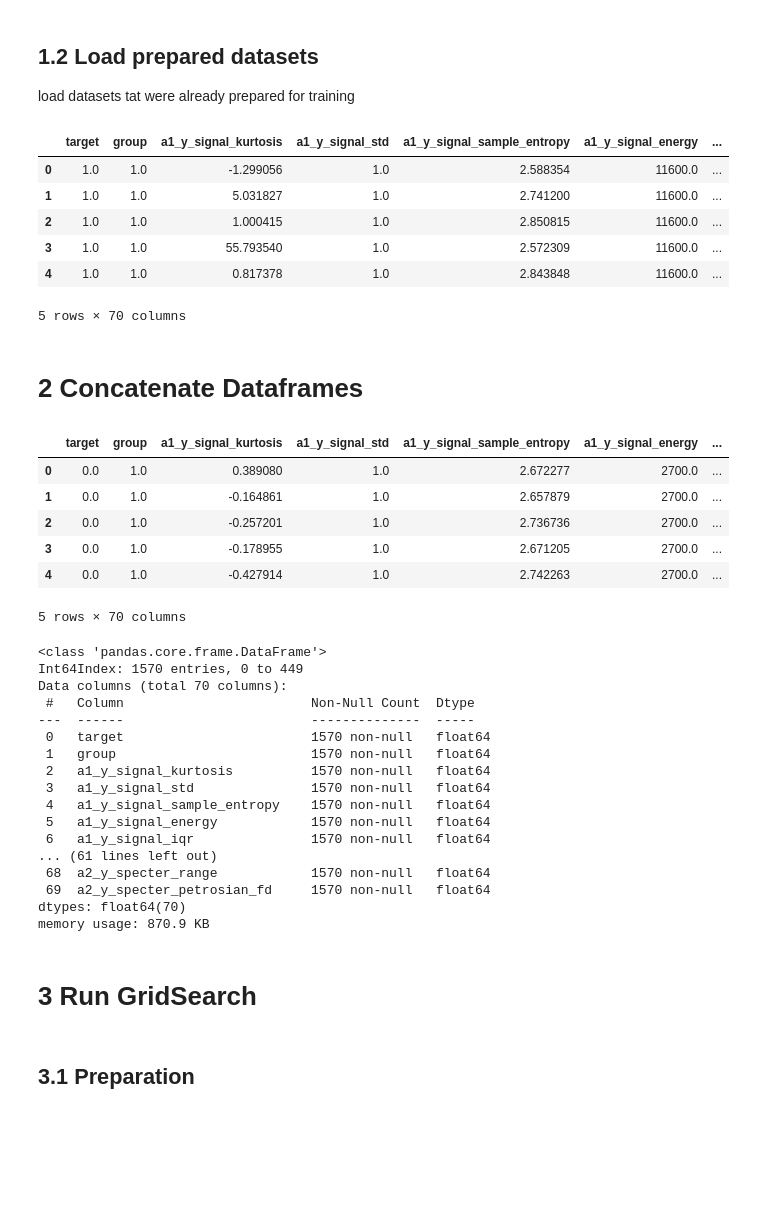
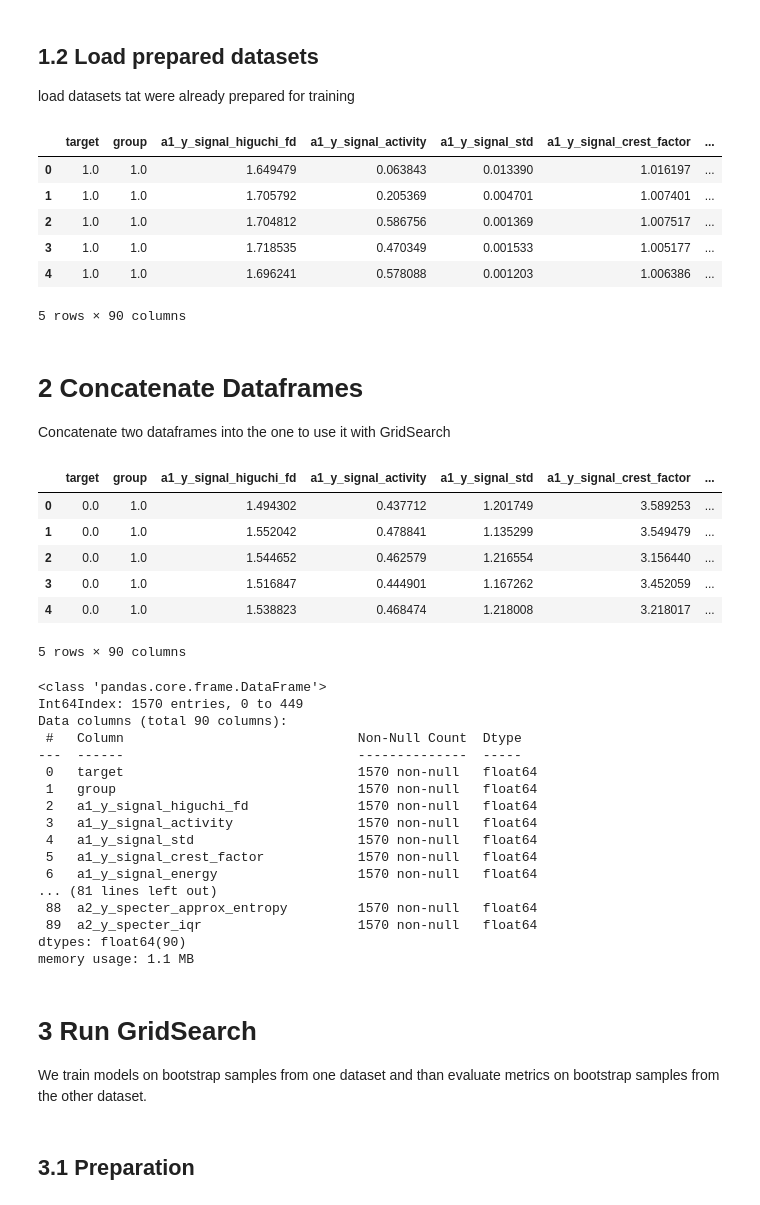
Before and after one commit to RuslanBabudzhan/QuantumBearings, a Jupyter notebook: notebooks/CompareDatasets.ipynb, the cells around one changed output. Saved outputs shown, nothing was run; the diff lists cells and outputs as text; code cells hidden in the pictures; blank space fills up the shorter version.

```diff
--- a/notebooks/CompareDatasets.ipynb
+++ b/notebooks/CompareDatasets.ipynb
@@ -119,33 +119,34 @@ Wall time: 1h 42min
 ## 1.2 Load prepared datasets
 load datasets tat were already prepared for training
 # %%
-prepared_data_our = pd.read_csv(os.path.join(root, own_data_path, 'processed_full_signal_specter500_Zscale.csv'), delimiter=',')  # our experiment
+prepared_data_our = pd.read_csv(os.path.join(root, own_data_path, 'DSM_processed_signal_specter500_noscale.csv'), delimiter=',')  # our experiment
 prepared_data_cesar = pd.read_csv(os.path.join(root, third_party_data_path, 'N1 Cesar Ricardo', 'csv',
-                                               'processed_full_signal_specter500_Zscale.csv'), delimiter=',')  # third-party dataset
+                                               'C1_processed_signal_specter500_noscale.csv'), delimiter=',')  # third-party dataset
 prepared_data_cesar.head()
 # %% [output]
-|  | target | group | a1_y_signal_kurtosis | a1_y_signal_std | a1_y_signal_sample_entropy | a1_y_signal_energy | ... |
-| 0 | 1.0 | 1.0 | -1.299056 | 1.0 | 2.588354 | 11600.0 | ... |
-| 1 | 1.0 | 1.0 | 5.031827 | 1.0 | 2.741200 | 11600.0 | ... |
-| 2 | 1.0 | 1.0 | 1.000415 | 1.0 | 2.850815 | 11600.0 | ... |
-| 3 | 1.0 | 1.0 | 55.793540 | 1.0 | 2.572309 | 11600.0 | ... |
-| 4 | 1.0 | 1.0 | 0.817378 | 1.0 | 2.843848 | 11600.0 | ... |
+|  | target | group | a1_y_signal_higuchi_fd | a1_y_signal_activity | a1_y_signal_std | a1_y_signal_crest_factor | ... |
+| 0 | 1.0 | 1.0 | 1.649479 | 0.063843 | 0.013390 | 1.016197 | ... |
+| 1 | 1.0 | 1.0 | 1.705792 | 0.205369 | 0.004701 | 1.007401 | ... |
+| 2 | 1.0 | 1.0 | 1.704812 | 0.586756 | 0.001369 | 1.007517 | ... |
+| 3 | 1.0 | 1.0 | 1.718535 | 0.470349 | 0.001533 | 1.005177 | ... |
+| 4 | 1.0 | 1.0 | 1.696241 | 0.578088 | 0.001203 | 1.006386 | ... |
-5 rows × 70 columns
+5 rows × 90 columns
-# %% [markdown]
-# 2 Concatenate Dataframes
+# %% [markdown]
+# 2 Concatenate Dataframes
+Concatenate two dataframes into the one to use it with GridSearch
 # %%
 our_dataset_cols = prepared_data_our.columns
 cols_to_leave = [col for col in our_dataset_cols if not re.search(pattern='^a[12]_[xz]', string=col)]
 prepared_data_our = prepared_data_our[cols_to_leave]
 prepared_data_our.head()
 # %% [output]
-|  | target | group | a1_y_signal_kurtosis | a1_y_signal_std | a1_y_signal_sample_entropy | a1_y_signal_energy | ... |
-| 0 | 0.0 | 1.0 | 0.389080 | 1.0 | 2.672277 | 2700.0 | ... |
-| 1 | 0.0 | 1.0 | -0.164861 | 1.0 | 2.657879 | 2700.0 | ... |
-| 2 | 0.0 | 1.0 | -0.257201 | 1.0 | 2.736736 | 2700.0 | ... |
-| 3 | 0.0 | 1.0 | -0.178955 | 1.0 | 2.671205 | 2700.0 | ... |
-| 4 | 0.0 | 1.0 | -0.427914 | 1.0 | 2.742263 | 2700.0 | ... |
+|  | target | group | a1_y_signal_higuchi_fd | a1_y_signal_activity | a1_y_signal_std | a1_y_signal_crest_factor | ... |
+| 0 | 0.0 | 1.0 | 1.494302 | 0.437712 | 1.201749 | 3.589253 | ... |
+| 1 | 0.0 | 1.0 | 1.552042 | 0.478841 | 1.135299 | 3.549479 | ... |
+| 2 | 0.0 | 1.0 | 1.544652 | 0.462579 | 1.216554 | 3.156440 | ... |
+| 3 | 0.0 | 1.0 | 1.516847 | 0.444901 | 1.167262 | 3.452059 | ... |
+| 4 | 0.0 | 1.0 | 1.538823 | 0.468474 | 1.218008 | 3.218017 | ... |
-5 rows × 70 columns
+5 rows × 90 columns
 # %%
 our_groups_max = np.max(prepared_data_our['group'])
 prepared_data_cesar['group'] = prepared_data_cesar['group'].apply(lambda x: x + our_groups_max)
@@ -155,22 +156,23 @@ prepared_data.info()
 # %% [output]
 <class 'pandas.core.frame.DataFrame'>
 Int64Index: 1570 entries, 0 to 449
-Data columns (total 70 columns):
- #   Column                        Non-Null Count  Dtype
----  ------                        --------------  -----
- 0   target                        1570 non-null   float64
- 1   group                         1570 non-null   float64
- 2   a1_y_signal_kurtosis          1570 non-null   float64
- 3   a1_y_signal_std               1570 non-null   float64
- 4   a1_y_signal_sample_entropy    1570 non-null   float64
- 5   a1_y_signal_energy            1570 non-null   float64
- 6   a1_y_signal_iqr               1570 non-null   float64
-... (61 lines left out)
- 68  a2_y_specter_range            1570 non-null   float64
- 69  a2_y_specter_petrosian_fd     1570 non-null   float64
-dtypes: float64(70)
-memory usage: 870.9 KB
+Data columns (total 90 columns):
+ #   Column                              Non-Null Count  Dtype
+---  ------                              --------------  -----
+ 0   target                              1570 non-null   float64
+ 1   group                               1570 non-null   float64
+ 2   a1_y_signal_higuchi_fd              1570 non-null   float64
+ 3   a1_y_signal_activity                1570 non-null   float64
+ 4   a1_y_signal_std                     1570 non-null   float64
+ 5   a1_y_signal_crest_factor            1570 non-null   float64
+ 6   a1_y_signal_energy                  1570 non-null   float64
+... (81 lines left out)
+ 88  a2_y_specter_approx_entropy         1570 non-null   float64
+ 89  a2_y_specter_iqr                    1570 non-null   float64
+dtypes: float64(90)
+memory usage: 1.1 MB
-# %% [markdown]
-# 3 Run GridSearch
+# %% [markdown]
+# 3 Run GridSearch
+We train models on bootstrap samples from one dataset and than evaluate metrics on bootstrap samples from the other dataset.
 # %% [markdown]
 ## 3.1 Preparation
```
Also changed, not shown: parts of 16 cells of this notebook, 1 other file.
